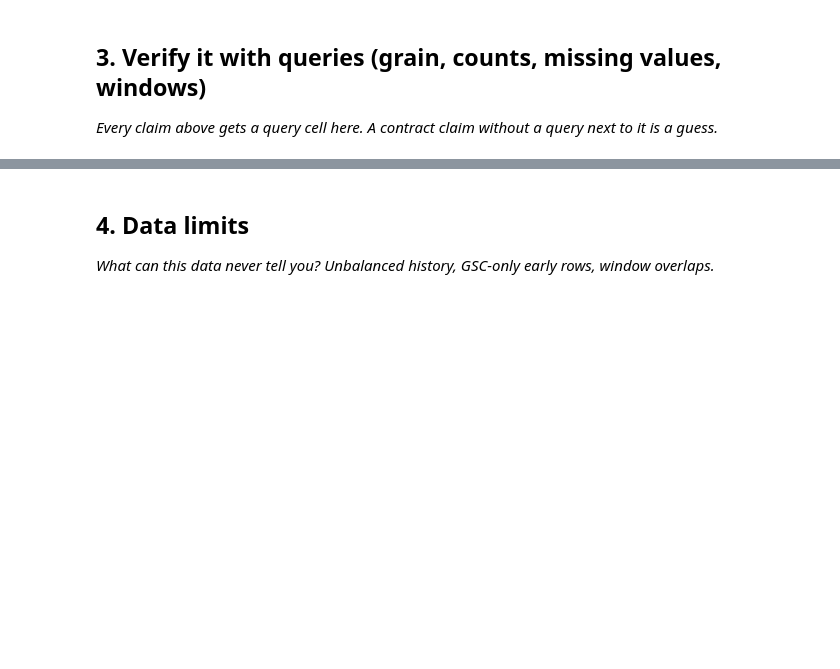
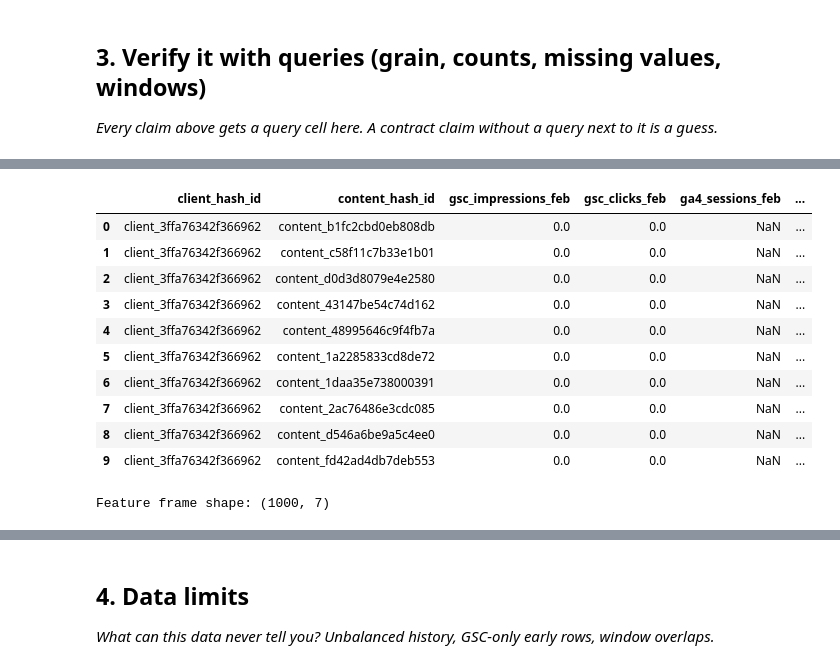
Before and after one commit to hacker3code/Flyrank-AI, a Jupyter notebook: work/notebooks/w03_data_contract.ipynb, the cells around one changed output, grey strips where cells are left out. Drawn from its saved outputs; the diff is of its cells as text; code cells hidden in the pictures; blank space fills up the shorter version.

```diff
--- a/work/notebooks/w03_data_contract.ipynb
+++ b/work/notebooks/w03_data_contract.ipynb
@@ -29,0 +279,68 @@ This skeleton is yours to fill. Work the sections **in order** — each one has
+# %%
+# Build the final five-feature frame.
+# One row = one client × content page.
+# Features are constructed only from information available by the end of February.
+
+feature_frame = con.sql(f"""
+WITH february AS (
+    SELECT
+        client_hash_id,
+        content_hash_id,
+
+        SUM(gsc_impressions) AS gsc_impressions_feb,
+        SUM(gsc_clicks) AS gsc_clicks_feb,
+        SUM(ga4_sessions) AS ga4_sessions_feb,
+        AVG(gsc_avg_position) AS avg_position_feb
+
+    FROM {FEB}
+
+    GROUP BY
+        client_hash_id,
+        content_hash_id
+),
+
+content AS (
+    SELECT
+        client_hash_id,
+        content_hash_id,
+        content_created_date
+    FROM read_parquet('{DIM_CONTENT}')
+)
+
+SELECT
+    f.client_hash_id,
+    f.content_hash_id,
+    f.gsc_impressions_feb,
+    f.gsc_clicks_feb,
+    f.ga4_sessions_feb,
+    f.avg_position_feb,
+
+    DATE_DIFF(
+        'day',
+        CAST(c.content_created_date AS DATE),
+        DATE '2026-02-28'
+    ) AS content_age_days
+
+FROM february f
+LEFT JOIN content c
+    ON f.client_hash_id = c.client_hash_id
+    AND f.content_hash_id = c.content_hash_id
+
+LIMIT 1000
+""").df()
+
+display(feature_frame.head(10))
+print("Feature frame shape:", feature_frame.shape)
+# %% [output]
+|  | client_hash_id | content_hash_id | gsc_impressions_feb | gsc_clicks_feb | ga4_sessions_feb | ... |
+| 0 | client_3ffa76342f366962 | content_b1fc2cbd0eb808db | 0.0 | 0.0 | NaN | ... |
+| 1 | client_3ffa76342f366962 | content_c58f11c7b33e1b01 | 0.0 | 0.0 | NaN | ... |
+| 2 | client_3ffa76342f366962 | content_d0d3d8079e4e2580 | 0.0 | 0.0 | NaN | ... |
+| 3 | client_3ffa76342f366962 | content_43147be54c74d162 | 0.0 | 0.0 | NaN | ... |
+| 4 | client_3ffa76342f366962 | content_48995646c9f4fb7a | 0.0 | 0.0 | NaN | ... |
+| 5 | client_3ffa76342f366962 | content_1a2285833cd8de72 | 0.0 | 0.0 | NaN | ... |
+| 6 | client_3ffa76342f366962 | content_1daa35e738000391 | 0.0 | 0.0 | NaN | ... |
+| 7 | client_3ffa76342f366962 | content_2ac76486e3cdc085 | 0.0 | 0.0 | NaN | ... |
+| 8 | client_3ffa76342f366962 | content_d546a6be9a5c4ee0 | 0.0 | 0.0 | NaN | ... |
+| 9 | client_3ffa76342f366962 | content_fd42ad4db7deb553 | 0.0 | 0.0 | NaN | ... |
+Feature frame shape: (1000, 7)
```
Also changed, not shown: parts of 29 cells of this notebook.
